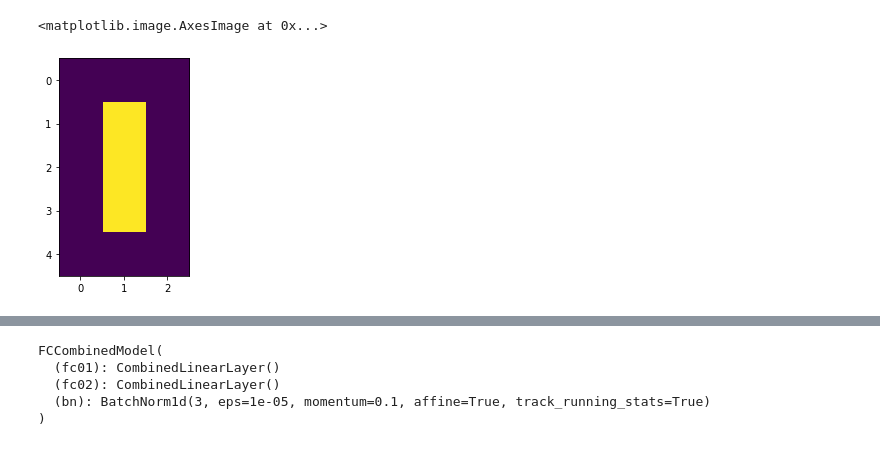
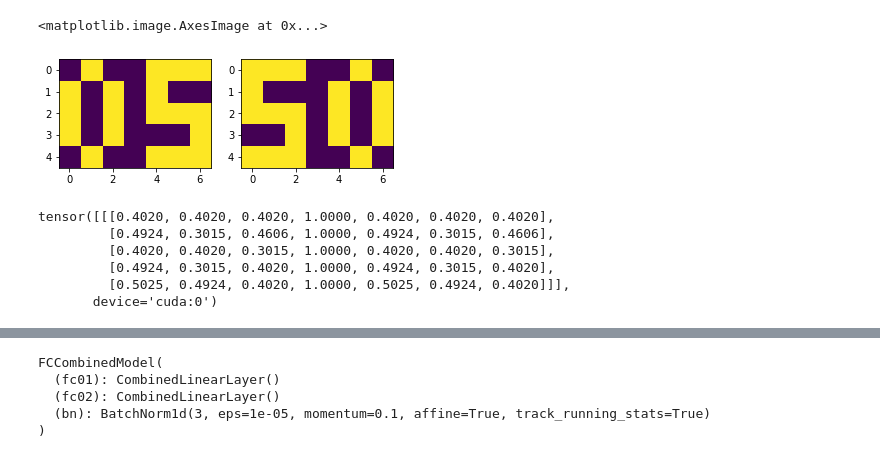
Before and after one commit to sergeivolodin/causality-disentanglement-rl, a Jupyter notebook: debug/sparsity-playground.ipynb, the cells around one changed output, grey strips where cells are left out. Drawn from its saved outputs; the diff is of its cells as text; code cells hidden in the pictures.

```diff
--- a/debug/sparsity-playground.ipynb
+++ b/debug/sparsity-playground.ipynb
@@ -27,3 +27,3 @@ plt.imshow(small_int_vector_asimage([5]))
 # %%
-features = torch.arange(5)
-obs = torch.from_numpy(np.array([small_int_vector_asimage([int(t)]) for t in features], dtype=np.float32)).cuda().detach()
+features = [(x, y) for x in torch.arange(10) for y in torch.arange(10)]
+obs = torch.from_numpy(np.array([small_int_vector_asimage([int(t1), int(t2)]) for t1, t2 in features], dtype=np.float32)).cuda().detach()
@@ -32,5 +29,0 @@ obs_next = obs[torch.randperm(len(obs))]
-# %%
-plt.imshow(obs_next[0].detach().cpu().numpy())
-# %% [output]
-<matplotlib.image.AxesImage at 0x...>
-[figure, removed]
@@ -36,0 +32,4 @@ plt.imshow(obs_next[0].detach().cpu().numpy())
+# %%
+# idxes_perm = idxes[1:] + idxes[0:1]
+# idxes_perm, idxes
+features_perm = [(y, x) for x in torch.arange(10) for y in torch.arange(10)]
@@ -37,2 +38,20 @@ plt.imshow(obs_next[0].detach().cpu().numpy())
+# %%
+idx = 5
+plt.subplot(1, 2, 1)
+plt.imshow(obs[idx].detach().cpu().numpy())
+plt.subplot(1, 2, 2)
+plt.imshow(obs_next[idx].detach().cpu().numpy())
+# %% [output]
+<matplotlib.image.AxesImage at 0x...>
+[figure, added]
 # %%
 obs_std = obs.std(0, keepdim=True)
+obs_std = torch.where(obs_std < 1e-8, torch.ones_like(obs_std), obs_std)
+obs_std
+# %% [output]
+tensor([[[0.4020, 0.4020, 0.4020, 1.0000, 0.4020, 0.4020, 0.4020],
+         [0.4924, 0.3015, 0.4606, 1.0000, 0.4924, 0.3015, 0.4606],
+         [0.4020, 0.4020, 0.3015, 1.0000, 0.4020, 0.4020, 0.3015],
+         [0.4924, 0.3015, 0.4020, 1.0000, 0.4924, 0.3015, 0.4020],
+         [0.5025, 0.4924, 0.4020, 1.0000, 0.5025, 0.4924, 0.4020]]],
+       device='cuda:0')
```
Also changed, not shown: parts of 18 cells of this notebook, 3 other files.
